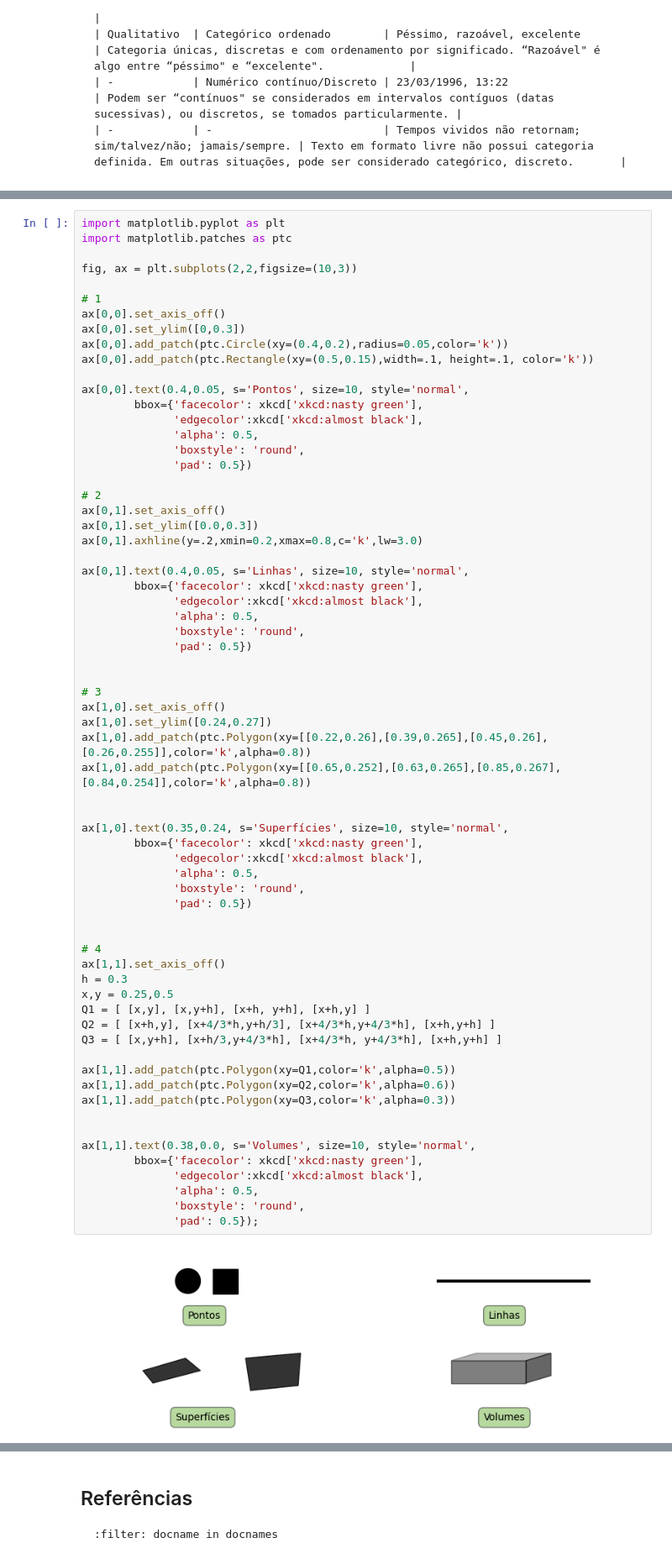
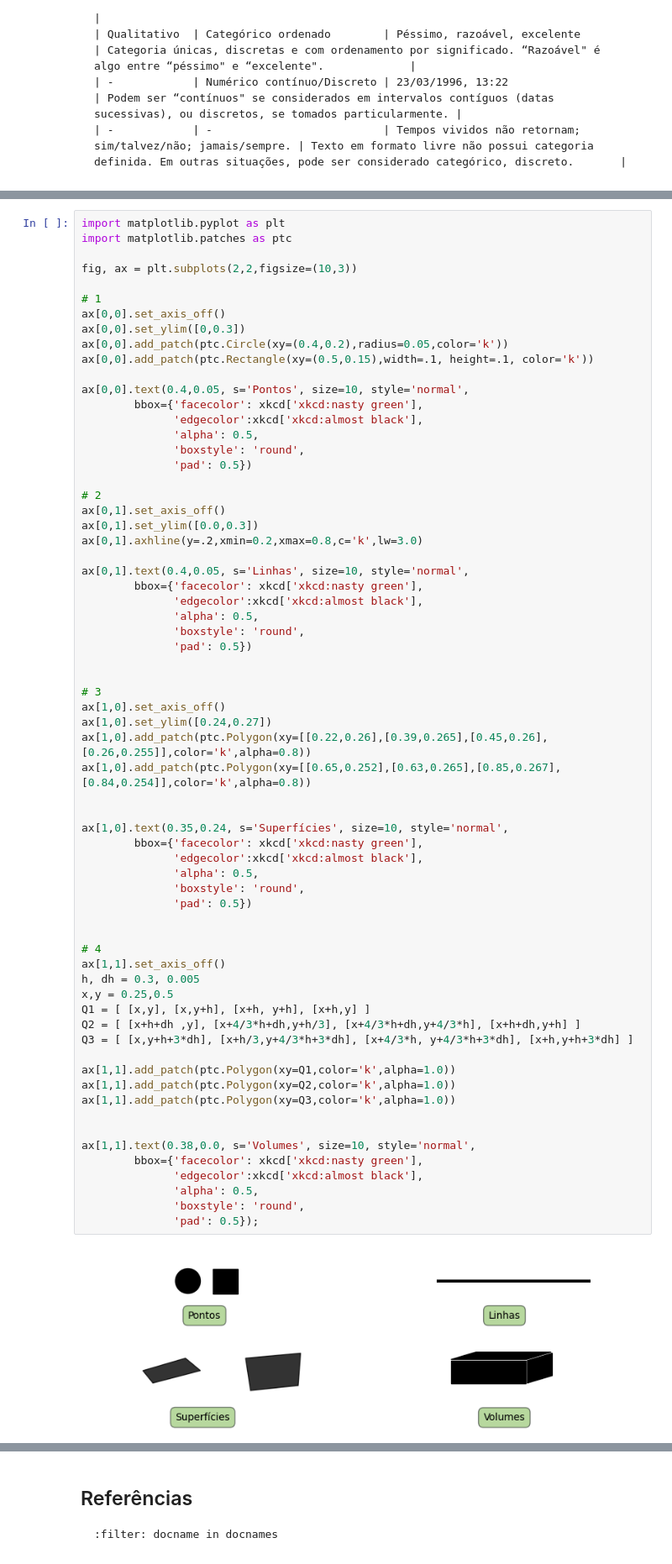
Before and after one commit to gcpeixoto/DATAVIZ, a Jupyter notebook: _build/html/_sources/ipynb/02-estetica.ipynb, the cells around one changed output, grey strips where cells are left out. Shown at 84% size. Saved outputs shown, nothing was run; the diff lists cells and outputs as text.

```diff
--- a/_build/html/_sources/ipynb/02-estetica.ipynb
+++ b/_build/html/_sources/ipynb/02-estetica.ipynb
@@ -443,37 +589,37 @@ ax[0,1].text(0.4,0.05, s='Linhas', size=10, style='normal',
 
 # 3
 ax[1,0].set_axis_off()
 ax[1,0].set_ylim([0.24,0.27])
 ax[1,0].add_patch(ptc.Polygon(xy=[[0.22,0.26],[0.39,0.265],[0.45,0.26],[0.26,0.255]],color='k',alpha=0.8))
 ax[1,0].add_patch(ptc.Polygon(xy=[[0.65,0.252],[0.63,0.265],[0.85,0.267],[0.84,0.254]],color='k',alpha=0.8))
 
 
 ax[1,0].text(0.35,0.24, s='Superfícies', size=10, style='normal',
         bbox={'facecolor': xkcd['xkcd:nasty green'],
               'edgecolor':xkcd['xkcd:almost black'],
               'alpha': 0.5,
               'boxstyle': 'round',
               'pad': 0.5})
 
 
 # 4
 ax[1,1].set_axis_off()
-h = 0.3
+h, dh = 0.3, 0.005
 x,y = 0.25,0.5
 Q1 = [ [x,y], [x,y+h], [x+h, y+h], [x+h,y] ]
-Q2 = [ [x+h,y], [x+4/3*h,y+h/3], [x+4/3*h,y+4/3*h], [x+h,y+h] ]
-Q3 = [ [x,y+h], [x+h/3,y+4/3*h], [x+4/3*h, y+4/3*h], [x+h,y+h] ]
+Q2 = [ [x+h+dh ,y], [x+4/3*h+dh,y+h/3], [x+4/3*h+dh,y+4/3*h], [x+h+dh,y+h] ]
+Q3 = [ [x,y+h+3*dh], [x+h/3,y+4/3*h+3*dh], [x+4/3*h, y+4/3*h+3*dh], [x+h,y+h+3*dh] ]
 
-ax[1,1].add_patch(ptc.Polygon(xy=Q1,color='k',alpha=0.5))
-ax[1,1].add_patch(ptc.Polygon(xy=Q2,color='k',alpha=0.6))
-ax[1,1].add_patch(ptc.Polygon(xy=Q3,color='k',alpha=0.3))
+ax[1,1].add_patch(ptc.Polygon(xy=Q1,color='k',alpha=1.0))
+ax[1,1].add_patch(ptc.Polygon(xy=Q2,color='k',alpha=1.0))
+ax[1,1].add_patch(ptc.Polygon(xy=Q3,color='k',alpha=1.0))
 
 
 ax[1,1].text(0.38,0.0, s='Volumes', size=10, style='normal',
         bbox={'facecolor': xkcd['xkcd:nasty green'],
               'edgecolor':xkcd['xkcd:almost black'],
               'alpha': 0.5,
               'boxstyle': 'round',
               'pad': 0.5});
 # %% [output]
-[figure, old version]
+[figure, new version]
```
Also changed, not shown: parts of 9 cells of this notebook, 18 other files.
